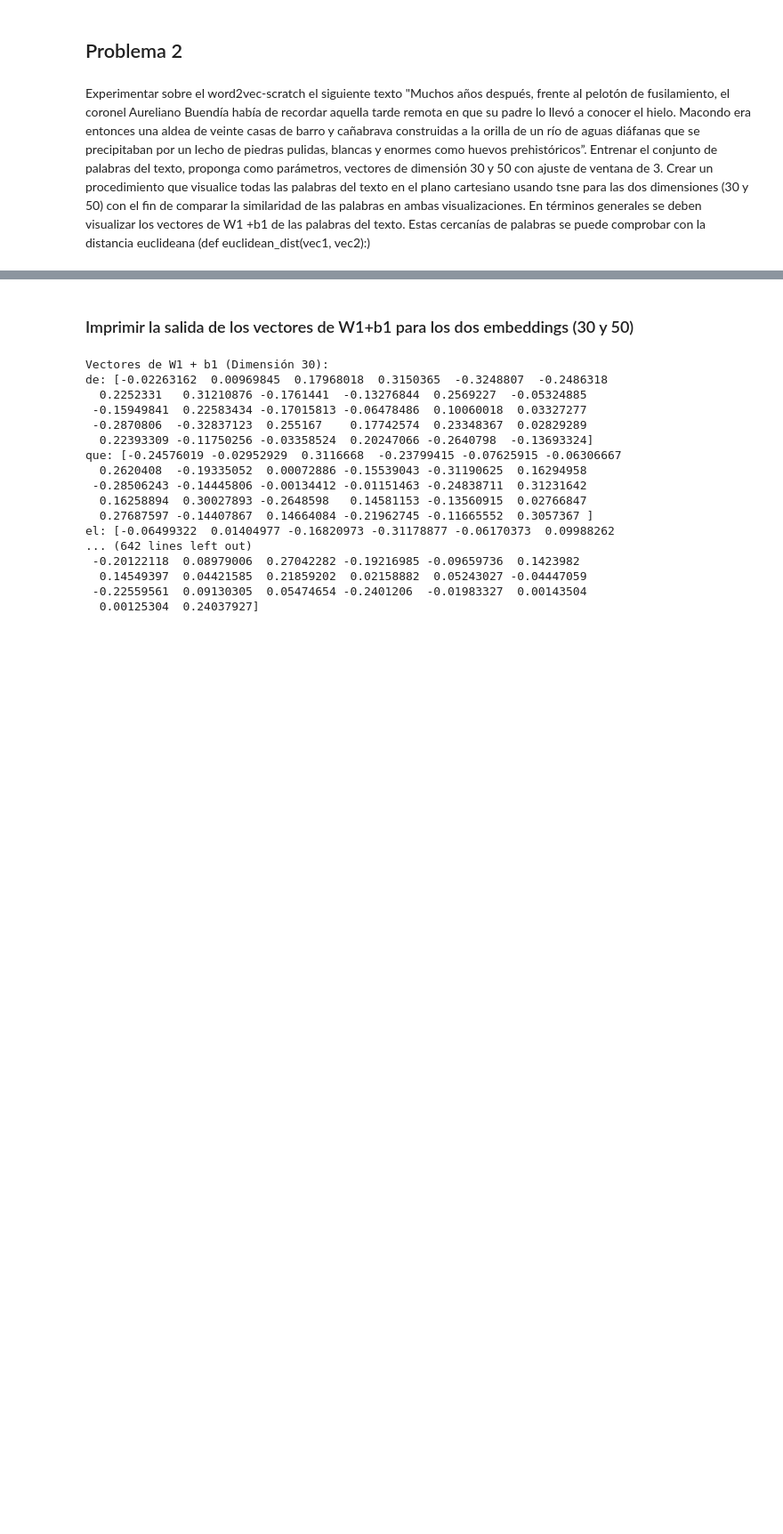
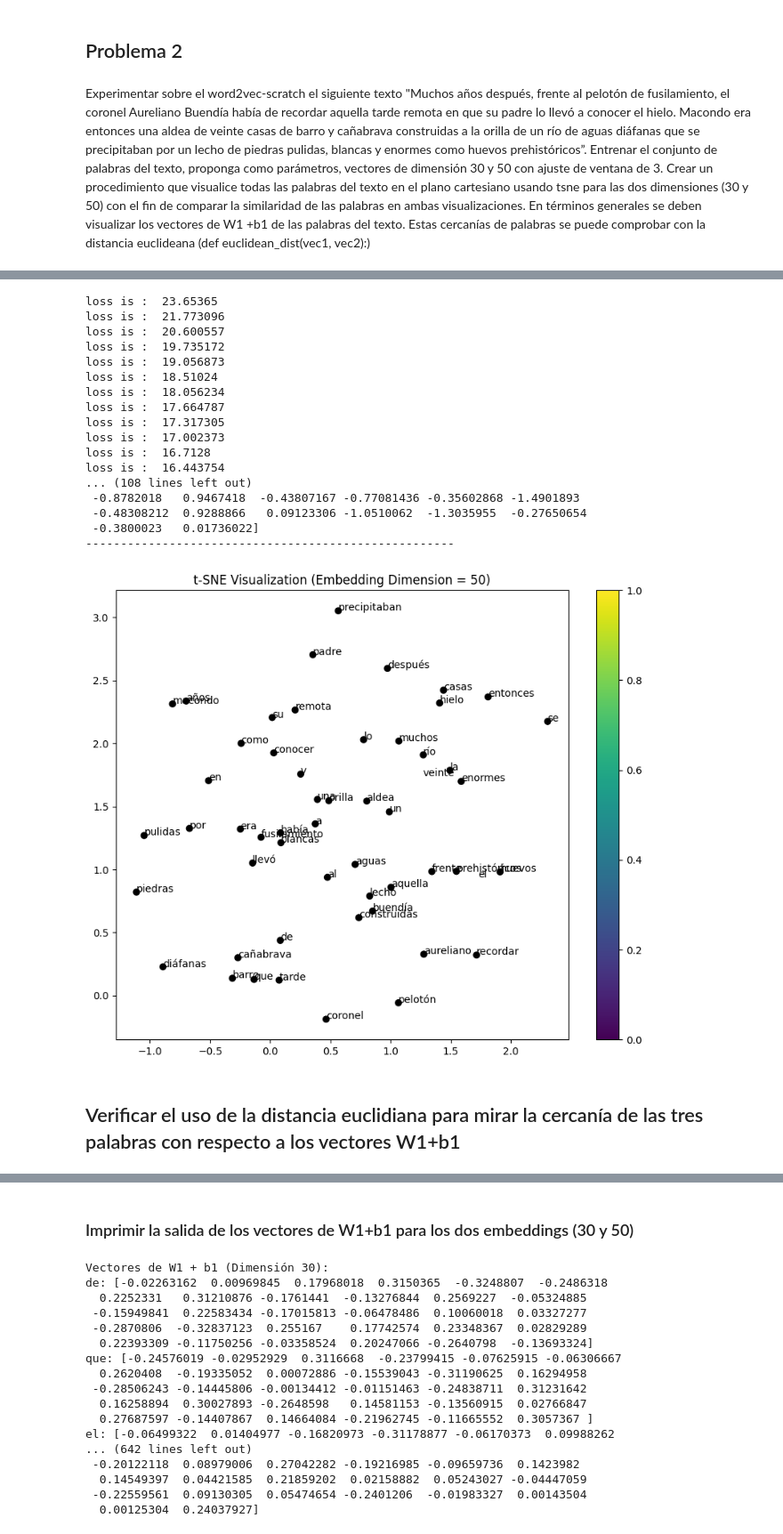
Before and after one commit to MavelSterling/natural_language_processing, a Jupyter notebook: Taller1_PLN_problema_2.ipynb, the cells around one changed output, grey strips where cells are left out. Shown at 89% size. Drawn from its saved outputs; the diff is of its cells as text; code cells hidden in the pictures; blank space fills up the shorter version.

```diff
--- a/Taller1_PLN_problema_2.ipynb
+++ b/Taller1_PLN_problema_2.ipynb
@@ -14,0 +384,25 @@ Experimentar sobre el word2vec-scratch el siguiente texto "Muchos años después
+# %%
+word_labels = list(words)  # Convierte el conjunto de palabras a una lista
+vectors_50 = train_word_embedding(vocab_size, data, embedding_dim=50)
+visualize_vectors(vectors_50, labels, word_labels, title='t-SNE Visualization (Embedding Dimension = 50)')
+# %% [output]
+loss is :  23.65365
+loss is :  21.773096
+loss is :  20.600557
+loss is :  19.735172
+loss is :  19.056873
+loss is :  18.51024
+loss is :  18.056234
+loss is :  17.664787
+loss is :  17.317305
+loss is :  17.002373
+loss is :  16.7128
+loss is :  16.443754
+... (108 lines left out)
+ -0.8782018   0.9467418  -0.43807167 -0.77081436 -0.35602868 -1.4901893
+ -0.48308212  0.9288866   0.09123306 -1.0510062  -1.3035955  -0.27650654
+ -0.3800023   0.01736022]
+-----------------------------------------------------
+[figure, added]
+# %% [markdown]
+## Verificar el uso de la distancia euclidiana para mirar la cercanía de las tres palabras con respecto a los vectores W1+b1
```
Also changed, not shown: parts of 26 cells of this notebook.
